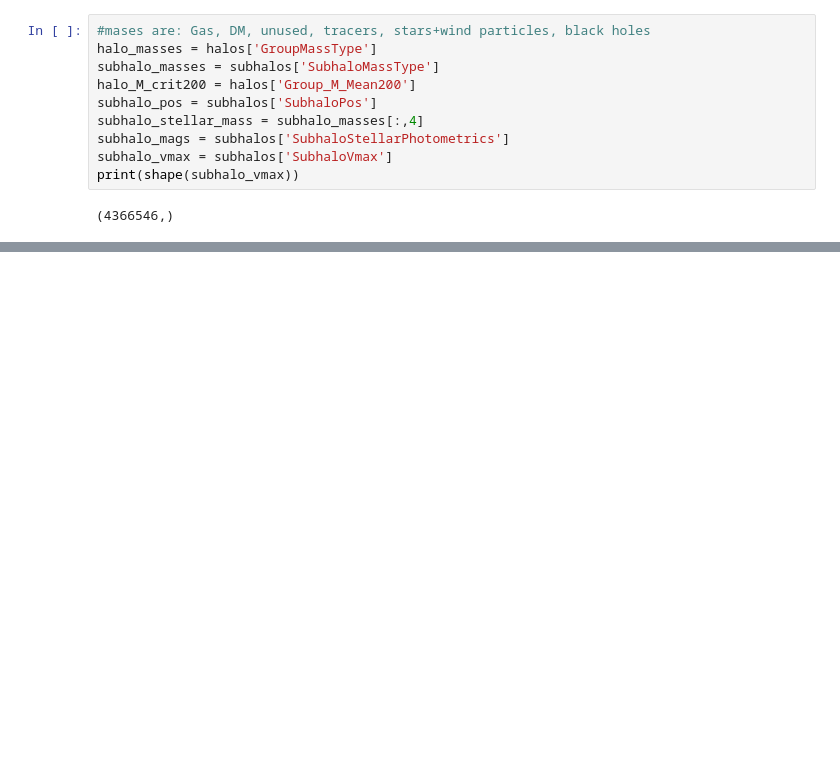
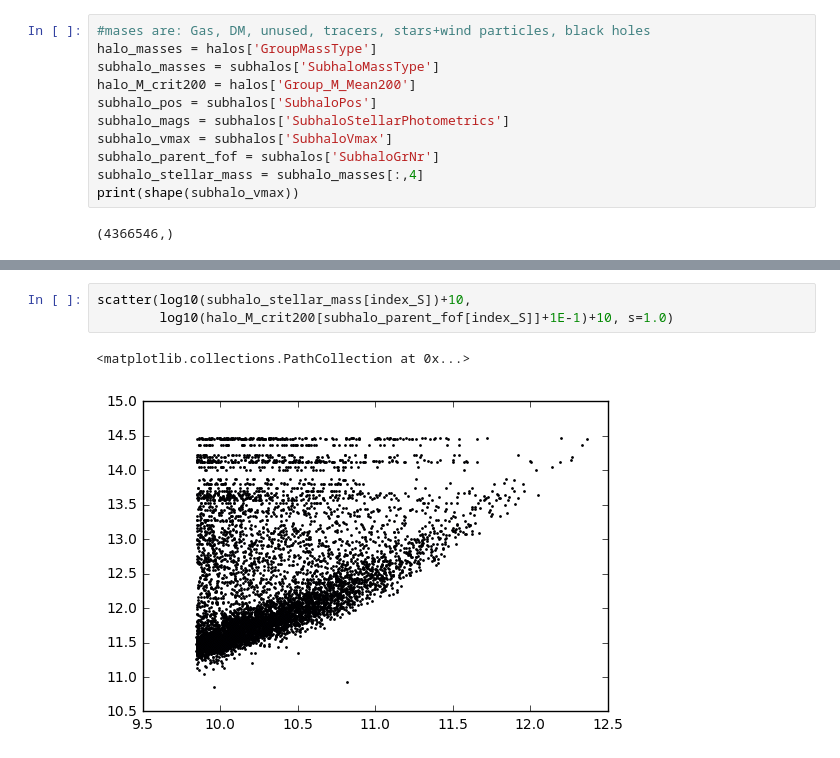
Before and after one commit to astroandes/IllustrisLG, a Jupyter notebook: code/SampleLG.ipynb, the cells around one changed output, grey strips where cells are left out. Saved outputs shown, nothing was run; the diff lists cells and outputs as text; blank space fills up the shorter version.

```diff
--- a/code/SampleLG.ipynb
+++ b/code/SampleLG.ipynb
@@ -49,9 +50,10 @@ halo_masses = halos['GroupMassType']
 subhalo_masses = subhalos['SubhaloMassType']
 halo_M_crit200 = halos['Group_M_Mean200']
 subhalo_pos = subhalos['SubhaloPos']
-subhalo_stellar_mass = subhalo_masses[:,4]
 subhalo_mags = subhalos['SubhaloStellarPhotometrics']
 subhalo_vmax = subhalos['SubhaloVmax']
+subhalo_parent_fof = subhalos['SubhaloGrNr']
+subhalo_stellar_mass = subhalo_masses[:,4]
 print(shape(subhalo_vmax))
 # %% [output]
 (4366546,)
@@ -83 +72,7 @@ size set S3: 6947 halos
+# %%
+scatter(log10(subhalo_stellar_mass[index_S])+10,
+        log10(halo_M_crit200[subhalo_parent_fof[index_S]]+1E-1)+10, s=1.0)
+# %% [output]
+<matplotlib.collections.PathCollection at 0x...>
+[figure, added]
 # %%
```
Also changed, not shown: parts of 24 cells of this notebook.
